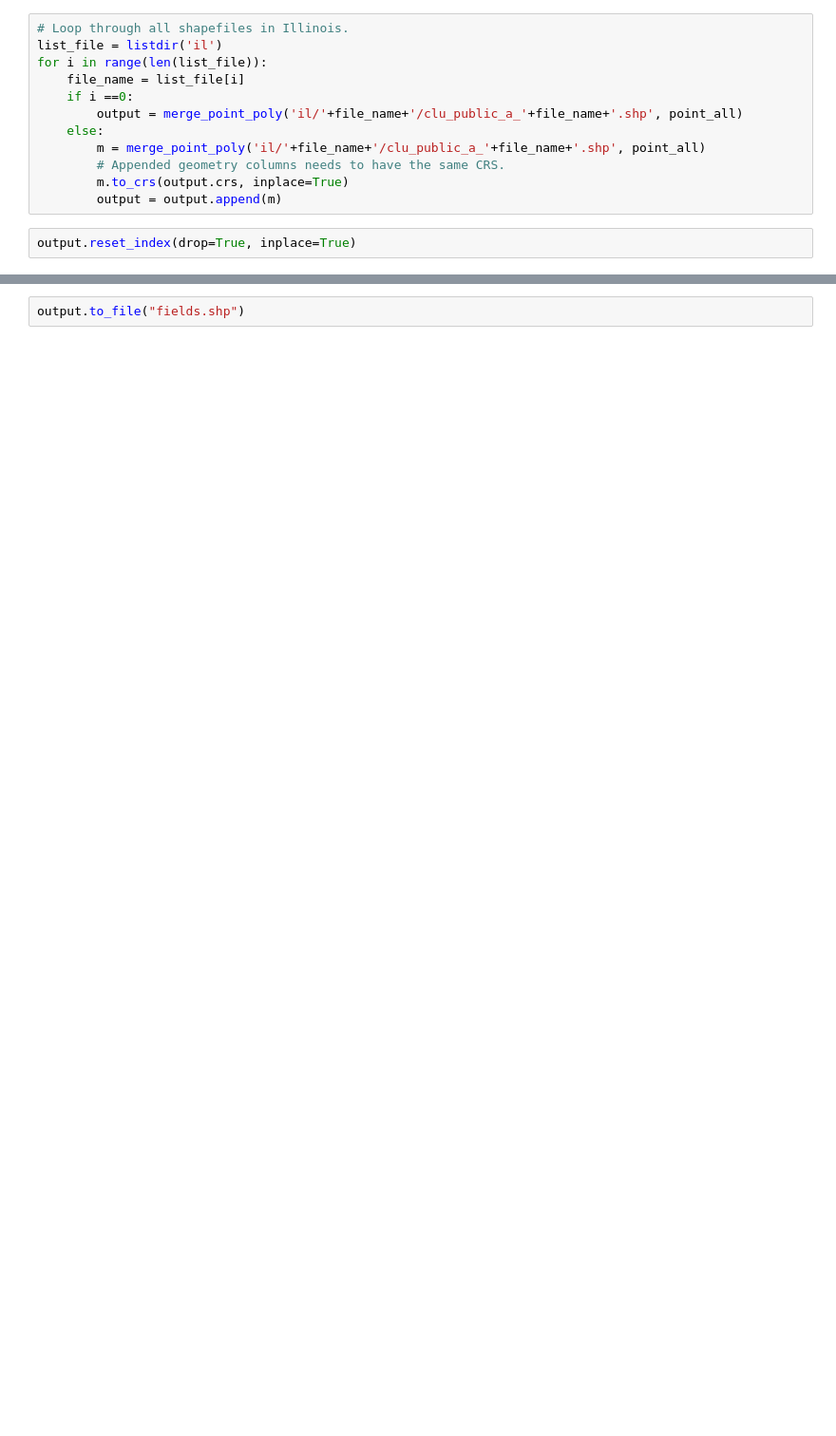
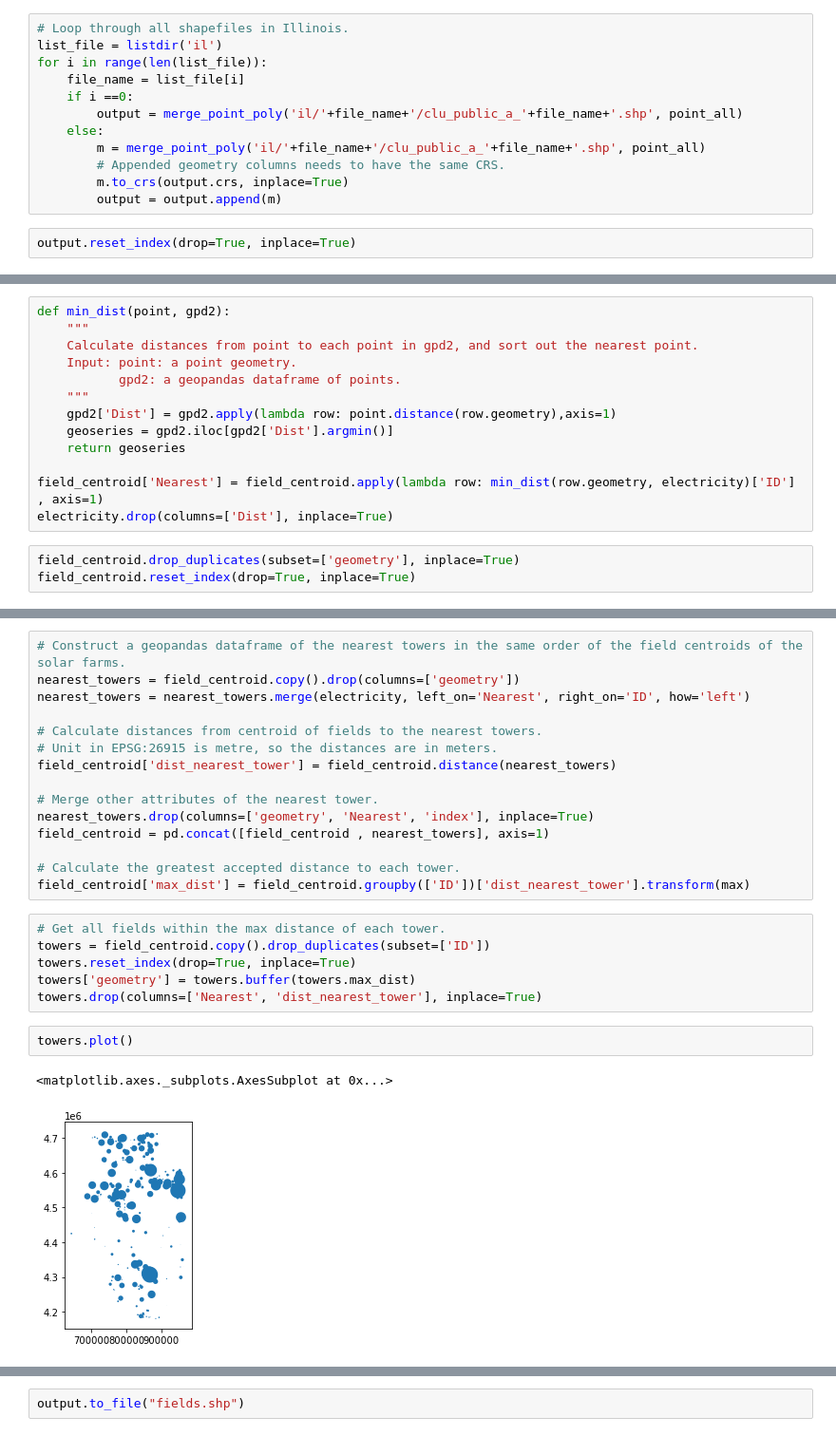
Before and after one commit to sara-johns/solar-farms, a Jupyter notebook: Merge Points with Field Shapefile.ipynb, the cells around one changed output, grey strips where cells are left out. Shown at 95% size. Saved outputs shown, nothing was run; the diff lists cells and outputs as text; blank space fills up the shorter version.

```diff
--- a/Merge Points with Field Shapefile.ipynb
+++ b/Merge Points with Field Shapefile.ipynb
@@ -80,0 +115,16 @@ output.reset_index(drop=True, inplace=True)
+# %%
+def min_dist(point, gpd2):
+    """
+    Calculate distances from point to each point in gpd2, and sort out the nearest point.
+    Input: point: a point geometry.
+           gpd2: a geopandas dataframe of points.
+    """
+    gpd2['Dist'] = gpd2.apply(lambda row: point.distance(row.geometry),axis=1)
+    geoseries = gpd2.iloc[gpd2['Dist'].argmin()]
+    return geoseries
+
+field_centroid['Nearest'] = field_centroid.apply(lambda row: min_dist(row.geometry, electricity)['ID'] , axis=1)
+electricity.drop(columns=['Dist'], inplace=True)
+# %%
+field_centroid.drop_duplicates(subset=['geometry'], inplace=True)
+field_centroid.reset_index(drop=True, inplace=True)
@@ -80,0 +147,26 @@ output.reset_index(drop=True, inplace=True)
+# %%
+# Construct a geopandas dataframe of the nearest towers in the same order of the field centroids of the solar farms.
+nearest_towers = field_centroid.copy().drop(columns=['geometry'])
+nearest_towers = nearest_towers.merge(electricity, left_on='Nearest', right_on='ID', how='left')
+
+# Calculate distances from centroid of fields to the nearest towers.
+# Unit in EPSG:26915 is metre, so the distances are in meters.
+field_centroid['dist_nearest_tower'] = field_centroid.distance(nearest_towers)
+
+# Merge other attributes of the nearest tower.
+nearest_towers.drop(columns=['geometry', 'Nearest', 'index'], inplace=True)
+field_centroid = pd.concat([field_centroid , nearest_towers], axis=1)
+
+# Calculate the greatest accepted distance to each tower.
+field_centroid['max_dist'] = field_centroid.groupby(['ID'])['dist_nearest_tower'].transform(max)
+# %%
+# Get all fields within the max distance of each tower.
+towers = field_centroid.copy().drop_duplicates(subset=['ID'])
+towers.reset_index(drop=True, inplace=True)
+towers['geometry'] = towers.buffer(towers.max_dist)
+towers.drop(columns=['Nearest', 'dist_nearest_tower'], inplace=True)
+# %%
+towers.plot()
+# %% [output]
+<matplotlib.axes._subplots.AxesSubplot at 0x...>
+[figure, added]
```
Also changed, not shown: parts of 20 cells of this notebook.
